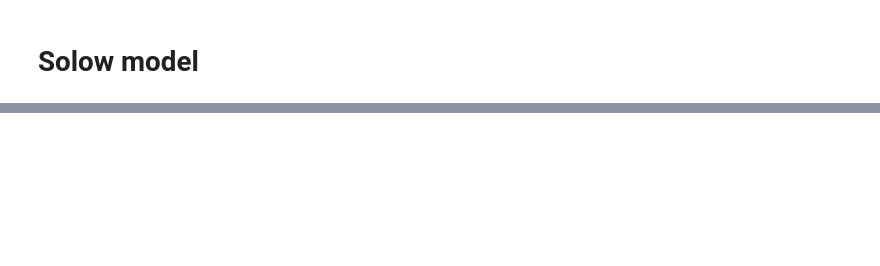
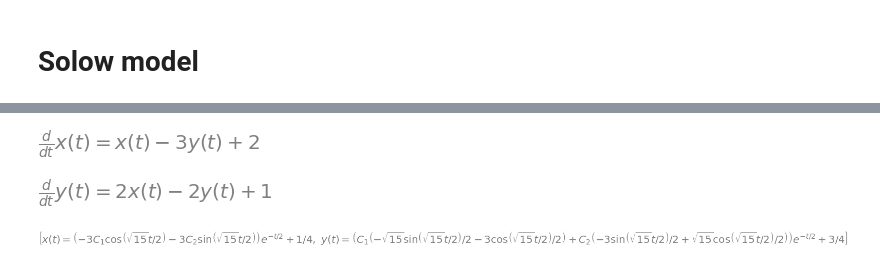
Before and after one commit to magicbeans817/PS2, a Jupyter notebook: HW2.ipynb, the cells around one changed output, grey strips where cells are left out. Drawn from its saved outputs; the diff is of its cells as text; code cells hidden in the pictures; blank space fills up the shorter version.

```diff
--- a/HW2.ipynb
+++ b/HW2.ipynb
@@ -266,0 +286,16 @@ def sinewaves (s=fs(0.1,0,1,0.01),A=fs(3,1,15,0.01), a=fs(0.3,0,1,0.01), n=fs(0.
+# %%
+#### We can simply substitute the specific values into this system.
+
+eq1s = eq1.subs([(a,1),(b,-3),(e,2)])
+eq2s = eq2.subs([(c,2),(d,-2),(f,1)])
+
+display(eq1s, eq2s)
+
+#### Sympy makes solving these equations trivial.
+
+sol = sp.dsolve([eq1s, eq2s],[x, y])
+sol
+# %% [output]
+[figure, added]
+[figure, added]
+[figure, added]
```
Also changed, not shown: parts of 20 cells of this notebook.
